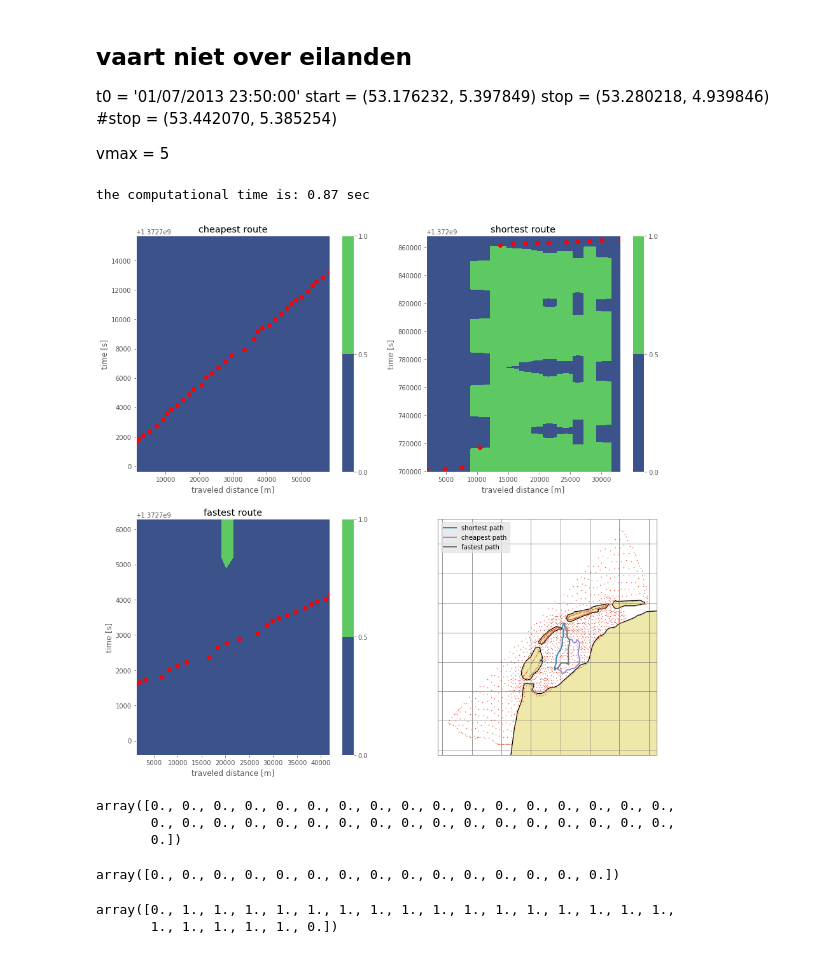
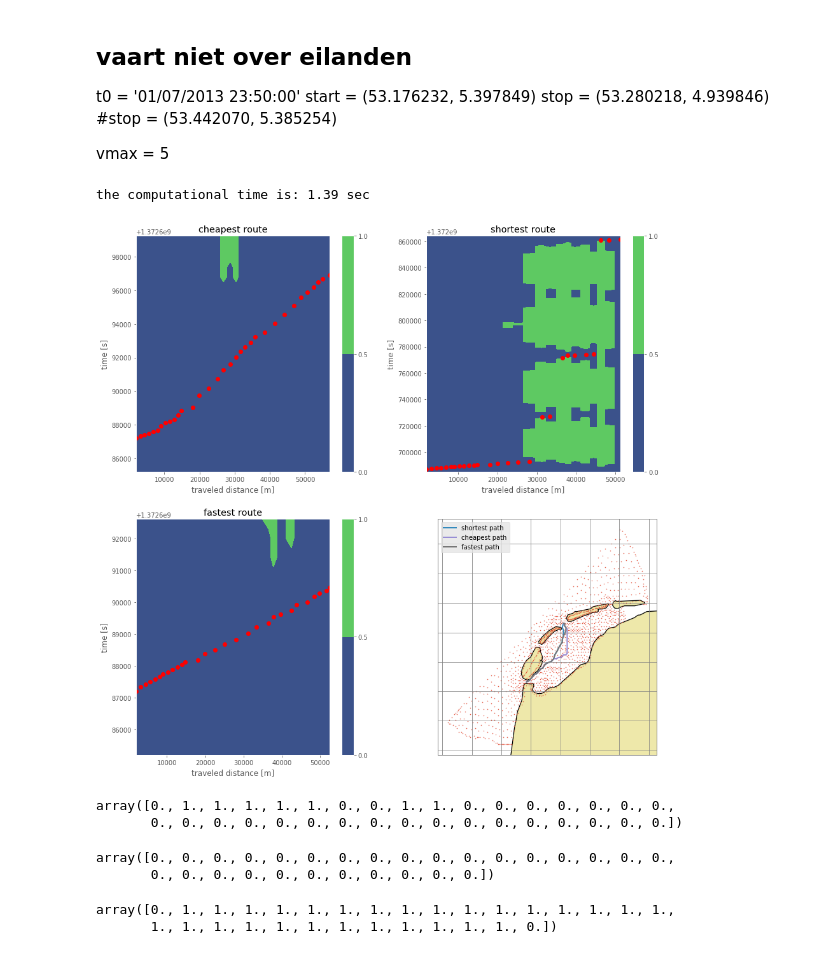
Before and after one commit to TUDelft-CITG/halem, a Jupyter notebook: Notebooks/02_Optimize_from_roadmap.ipynb, the cells around one changed output. Saved outputs shown, nothing was run; the diff lists cells and outputs as text; code cells hidden in the pictures.

```diff
--- a/Notebooks/02_Optimize_from_roadmap.ipynb
+++ b/Notebooks/02_Optimize_from_roadmap.ipynb
@@ -44,6 +40,6 @@ import digital_twin.plot as plot
 timeQ = time
 # %%
-name_textfile_load = 'test'
+name_textfile_load = 'D:/Roadmaps/Rm_DCSM_FM_05nm_WDmin=1.5,nl=(0.9, 1)_idx'
 
 with open(name_textfile_load, 'rb') as input:
     Roadmap = pickle.load(input)
@@ -50,8 +54,8 @@ with open(name_textfile_load, 'rb') as input:
 # %%
-## shows variable speed
+## mooiste plaatje ooit
 
-t0 = '01/07/2013 20:00:00'
-start = (53.051185, 5.053046)
+t0 = '01/07/2013 16:00:00'
+start = (52.979669, 4.755589)
 stop = (53.331927, 5.125379)
 
 vmax = 5
@@ -132,50 +128,50 @@ stop_time = time.time()
 computation_time = stop_time - start_time
 print("the computational time is:", round(computation_time,2), "sec")
 # %% [output]
-the computational time is: 0.87 sec
+the computational time is: 1.39 sec
 # %%
 fig = plt.figure(figsize=(15, 15))
 ax = plt.subplot(2,2,1)
-RODFF.plot_timeseries(route,Roadmap)
+halem.plot_timeseries(route,Roadmap)
 plt.title('cheapest route')
 
 ax = plt.subplot(2,2,2)
-RODFF.plot_timeseries(route_space,Roadmap)
+halem.plot_timeseries(route_space,Roadmap)
 plt.title('shortest route')
 
 
 ax = plt.subplot(2,2,3)
-RODFF.plot_timeseries(route_time,Roadmap)
+halem.plot_timeseries(route_time,Roadmap)
 plt.title('fastest route')
 
 ax = plt.subplot(2,2,4, projection=ccrs.Mercator())
 ax.coastlines(resolution='10m', color='black', linewidth=3)
 ax.gridlines(color = 'grey', zorder = 3)
 ax.add_feature(cfeature.NaturalEarthFeature('physical', 'land', '10m', edgecolor='face', facecolor='palegoldenrod'))
 plt.plot(Roadmap.nodes[:,1],Roadmap.nodes[:,0],'.', markersize = 1, transform=ccrs.PlateCarree())
 plt.plot(path_s[:,0], path_s[:,1], transform=ccrs.PlateCarree(), label = 'shortest path', linewidth = 2)
 plt.plot(path[:,0], path[:,1], transform=ccrs.PlateCarree(), label =  'cheapest path', linewidth = 2)
 plt.plot(path_t[:,0], path_t[:,1], transform=ccrs.PlateCarree(), label =  'fastest path', linewidth = 2)
 
 #ax.set_extent([min(path_s[:,0])-0.1,max(path_s[:,0])+0.1,min(path_s[:,1])-0.1,max(path_s[:,1])+0.1], ccrs.PlateCarree())
 
 plt.legend(loc = 'best')
 
 plt.show()
 # %% [output]
-[figure, old version]
+[figure, new version]
 # %%
 route.route[:,-1]
 # %% [output]
-array([0., 0., 0., 0., 0., 0., 0., 0., 0., 0., 0., 0., 0., 0., 0., 0., 0.,
-       0., 0., 0., 0., 0., 0., 0., 0., 0., 0., 0., 0., 0., 0., 0., 0., 0.,
-       0.])
+array([0., 1., 1., 1., 1., 1., 0., 0., 1., 1., 0., 0., 0., 0., 0., 0., 0.,
+       0., 0., 0., 0., 0., 0., 0., 0., 0., 0., 0., 0., 0., 0., 0., 0., 0.])
 # %%
 route_space.route[:,-1]
 # %% [output]
-array([0., 0., 0., 0., 0., 0., 0., 0., 0., 0., 0., 0., 0., 0., 0.])
+array([0., 0., 0., 0., 0., 0., 0., 0., 0., 0., 0., 0., 0., 0., 0., 0., 0.,
+       0., 0., 0., 0., 0., 0., 0., 0., 0., 0., 0.])
 # %%
 route_time.route[:,-1]
 # %% [output]
 array([0., 1., 1., 1., 1., 1., 1., 1., 1., 1., 1., 1., 1., 1., 1., 1., 1.,
-       1., 1., 1., 1., 1., 0.])
+       1., 1., 1., 1., 1., 1., 1., 1., 1., 1., 1., 1., 0.])
```
Also changed, not shown: parts of 3 cells of this notebook, 28 other files.
